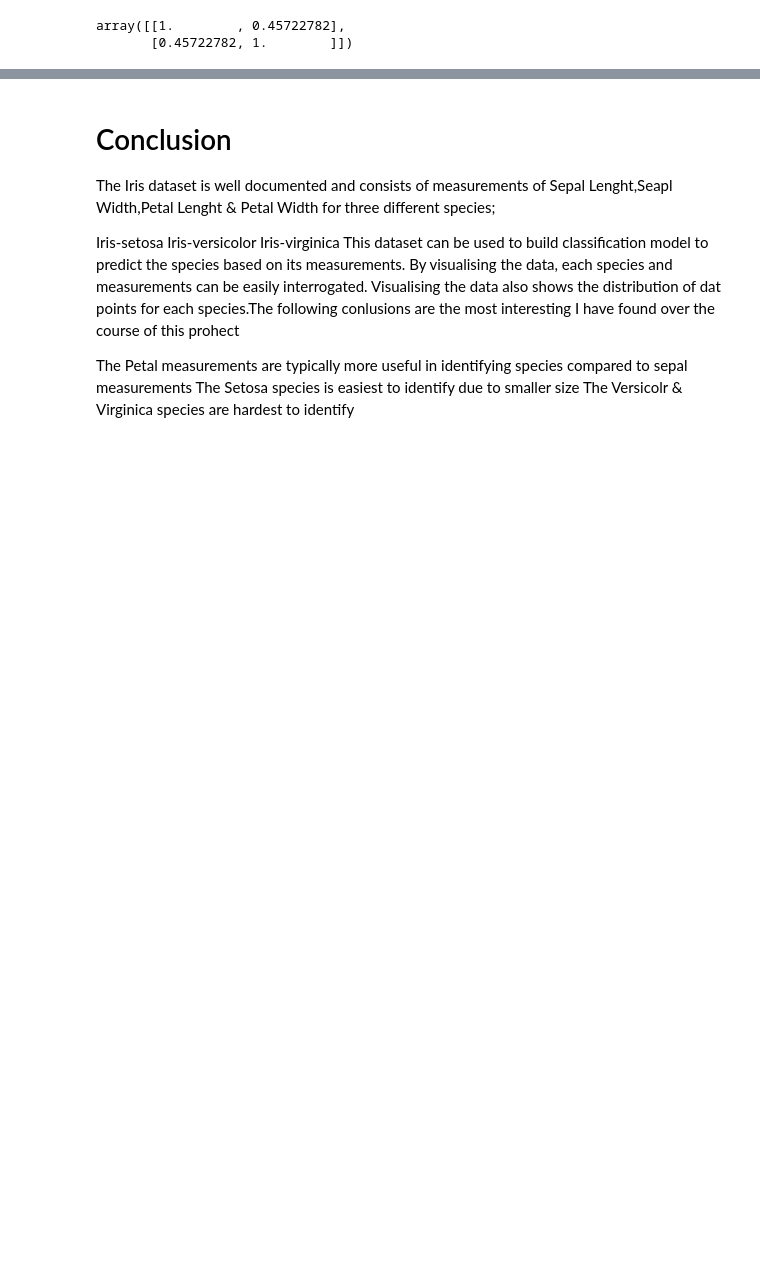
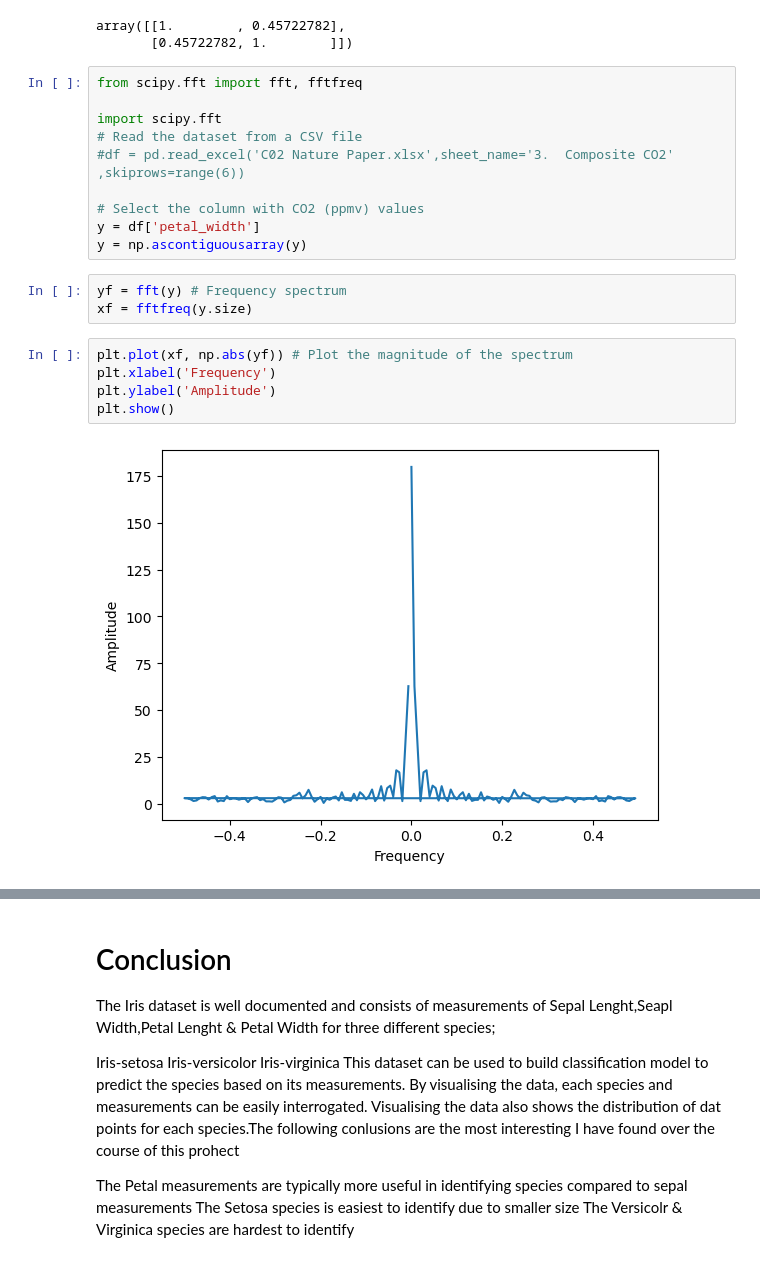
Before and after one commit to dectan/FUNDAMENTALS-OF-DATA-ANALYSIS, a Jupyter notebook: project.ipynb, the cells around one changed output, grey strips where cells are left out. Cells and saved outputs as stored; diff of their text form; blank space fills up the shorter version.

```diff
--- a/project.ipynb
+++ b/project.ipynb
@@ -269,6 +269,26 @@ r
 # %% [output]
 array([[1.        , 0.45722782],
        [0.45722782, 1.        ]])
+# %%
+from scipy.fft import fft, fftfreq
+
+import scipy.fft
+# Read the dataset from a CSV file
+#df = pd.read_excel('C02 Nature Paper.xlsx',sheet_name='3.  Composite CO2' ,skiprows=range(6))
+
+# Select the column with CO2 (ppmv) values
+y = df['petal_width']
+y = np.ascontiguousarray(y)
+# %%
+yf = fft(y) # Frequency spectrum
+xf = fftfreq(y.size)
+# %%
+plt.plot(xf, np.abs(yf)) # Plot the magnitude of the spectrum
+plt.xlabel('Frequency')
+plt.ylabel('Amplitude')
+plt.show()
+# %% [output]
+[figure, added]
 # %%
 import pandas as pd
 import numpy as np
```
Also changed, not shown: parts of 1 cell of this notebook.
